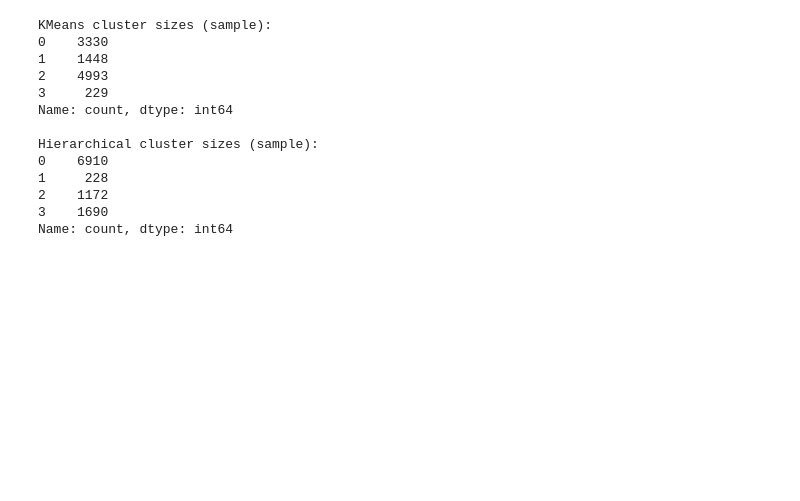
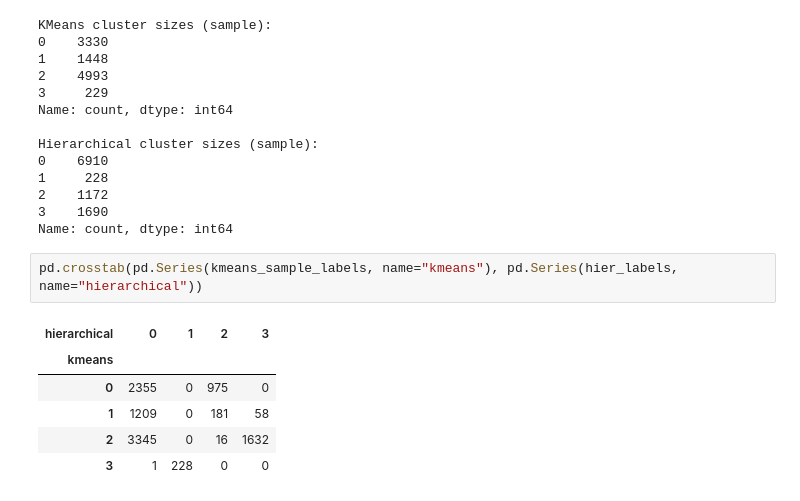
Before and after one commit to jbx-p/customer-segmentation-campaign, a Jupyter notebook: notebooks/02_clustering.ipynb, the cells around one changed output. Saved outputs shown, nothing was run; the diff lists cells and outputs as text; blank space fills up the shorter version.

```diff
--- a/notebooks/02_clustering.ipynb
+++ b/notebooks/02_clustering.ipynb
@@ -197,3 +197,12 @@ Hierarchical cluster sizes (sample):
 2    1172
 3    1690
 Name: count, dtype: int64
+# %%
+pd.crosstab(pd.Series(kmeans_sample_labels, name="kmeans"), pd.Series(hier_labels, name="hierarchical"))
+# %% [output]
+| hierarchical | 0 | 1 | 2 | 3 |
+| kmeans |  |  |  |  |
+| 0 | 2355 | 0 | 975 | 0 |
+| 1 | 1209 | 0 | 181 | 58 |
+| 2 | 3345 | 0 | 16 | 1632 |
+| 3 | 1 | 228 | 0 | 0 |
```
Also changed, not shown: parts of 4 cells of this notebook, 2 other files.
